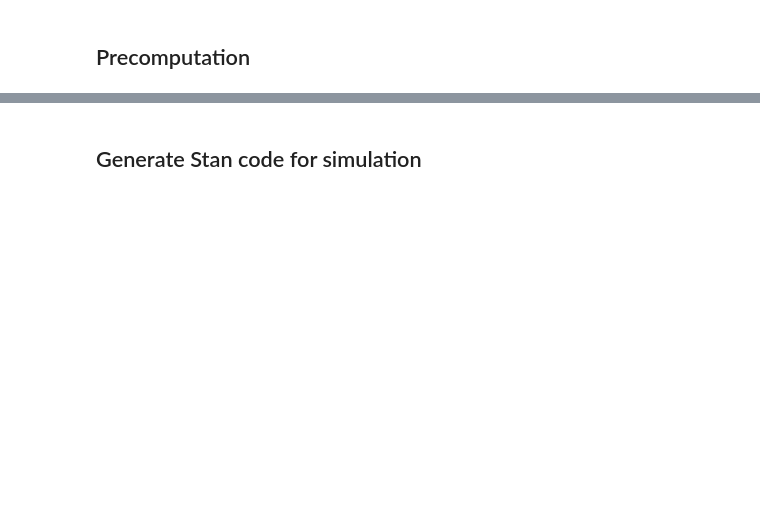
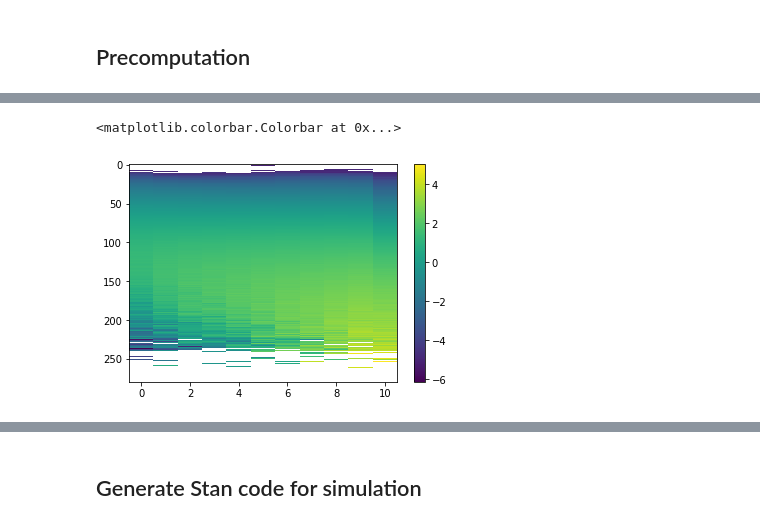
Before and after one commit to specktakel/hierarchical_nu, a Jupyter notebook: software/test_software.ipynb, the cells around one changed output, grey strips where cells are left out. Cells and saved outputs as stored; diff of their text form; code cells hidden in the pictures; blank space fills up the shorter version.

```diff
--- a/software/test_software.ipynb
+++ b/software/test_software.ipynb
@@ -57,6 +67,10 @@ exposure_integral()
 # %%
 fig, ax = plt.subplots()
-ax.imshow(np.log10(exposure_integral._effective_area._eff_area), aspect='auto')
+plt.imshow(np.log10(exposure_integral._effective_area._eff_area), aspect='auto')
+plt.colorbar()
+# %% [output]
+<matplotlib.colorbar.Colorbar at 0x...>
+[figure, added]
 # %%
 np.shape(exposure_integral._effective_area._eff_area)
 exposure_integral._effective_area._cosz_bin_edges
```
Also changed, not shown: parts of 16 cells of this notebook, 1 other file.
